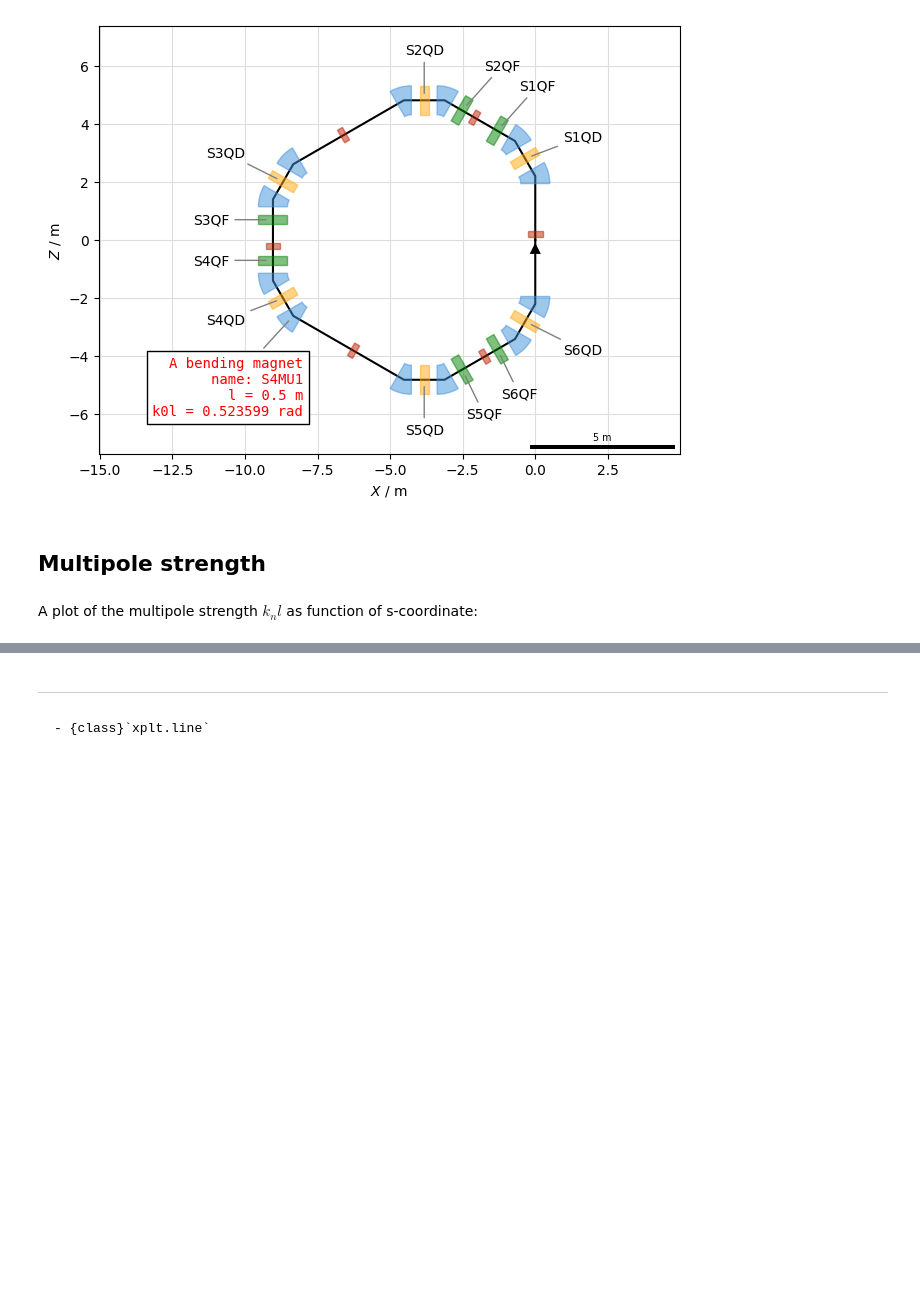
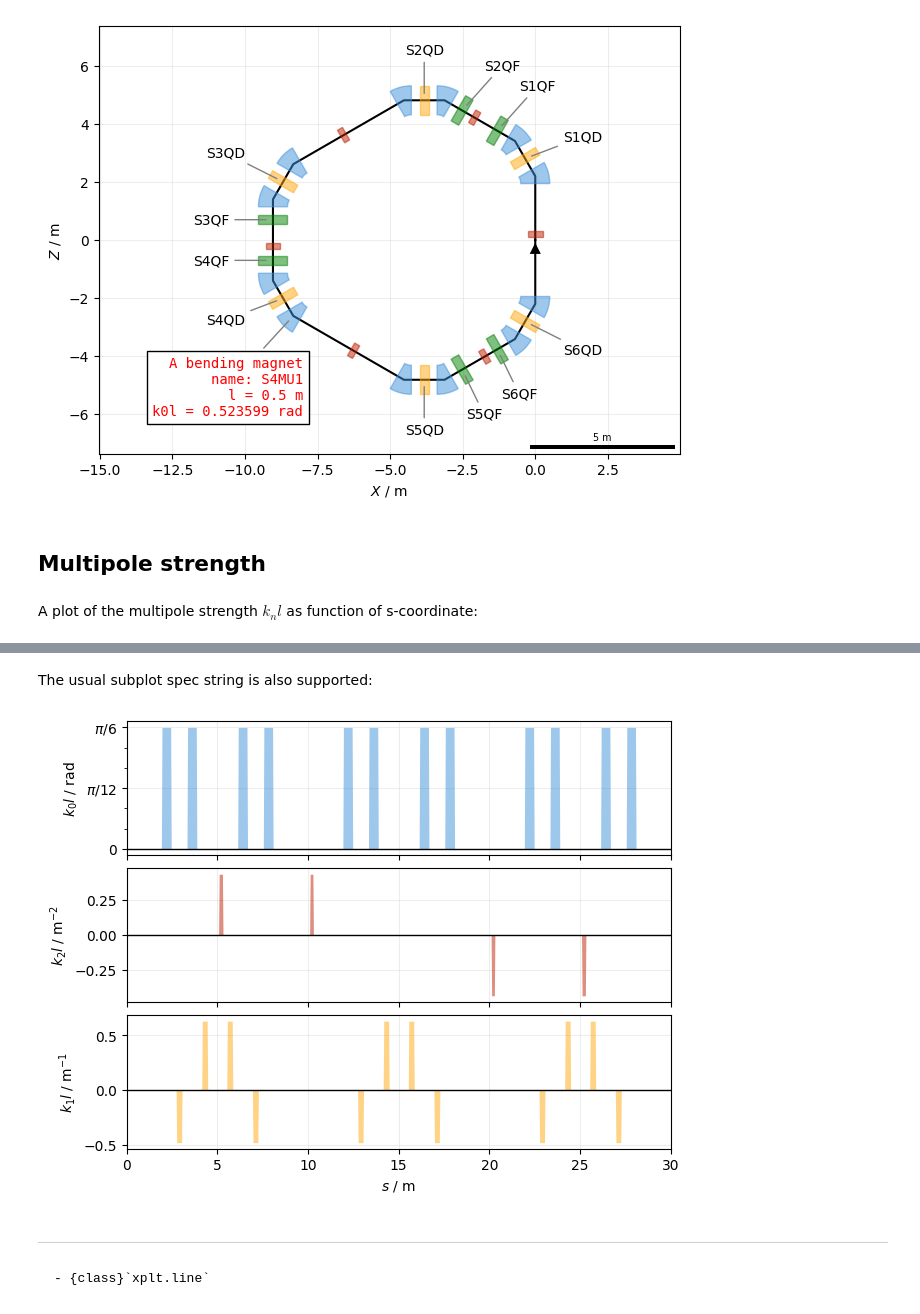
Before and after one commit to xsuite/xplt, a Jupyter notebook: examples/line.ipynb, the cells around one changed output, grey strips where cells are left out. Saved outputs shown, nothing was run; the diff lists cells and outputs as text; code cells hidden in the pictures; blank space fills up the shorter version.

````diff
--- a/examples/line.ipynb
+++ b/examples/line.ipynb
@@ -86,3 +87,9 @@ plot.ax.set(ylim=(-1, 1));
+# %% [markdown]
+The usual subplot spec string is also supported:
+# %%
+plot = xplt.KnlPlot(line, knl="k0l,k2l,k1l")
+# %% [output]
+[figure, added]
 # %% [markdown]
 -----------------
 ```{seealso}
````
Also changed, not shown: parts of 2 cells of this notebook, 6 other files.
